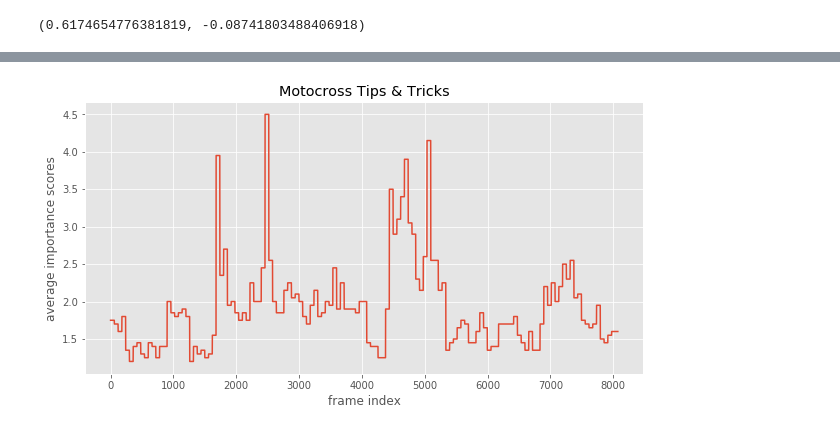
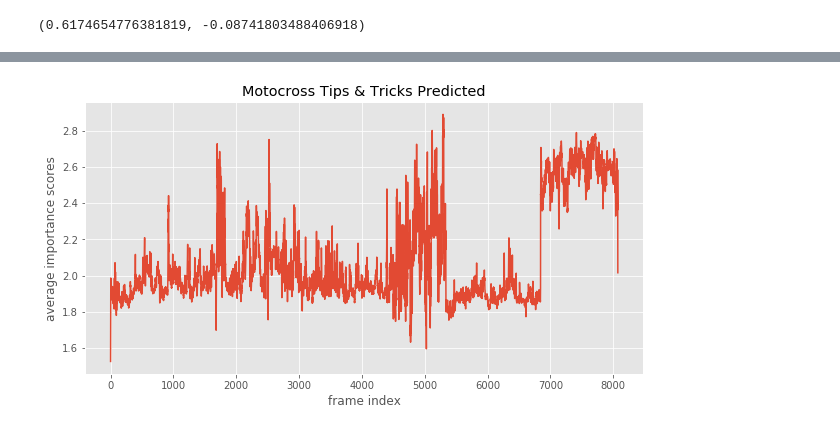
Before and after one commit to SachinGokal/capstone-final, a Jupyter notebook: sequence-based-category.ipynb, the cells around one changed output, grey strips where cells are left out. Drawn from its saved outputs; the diff is of its cells as text; code cells hidden in the pictures.

```diff
--- a/sequence-based-category.ipynb
+++ b/sequence-based-category.ipynb
@@ -505,4 +637,4 @@ rmse(y_test_bike_tricks, bike_tricks_model_predictions), r2_score(y_test_bike_tr
 # %%
-plot_average_importance_scores(y_test_bike_tricks, 'Motocross Tips & Tricks')
+plot_average_importance_scores(bike_tricks_model_predictions, 'Motocross Tips & Tricks Predicted')
 # %% [output]
-[figure, old version]
+[figure, new version]
```
Also changed, not shown: parts of 33 cells of this notebook, 1 other file.
